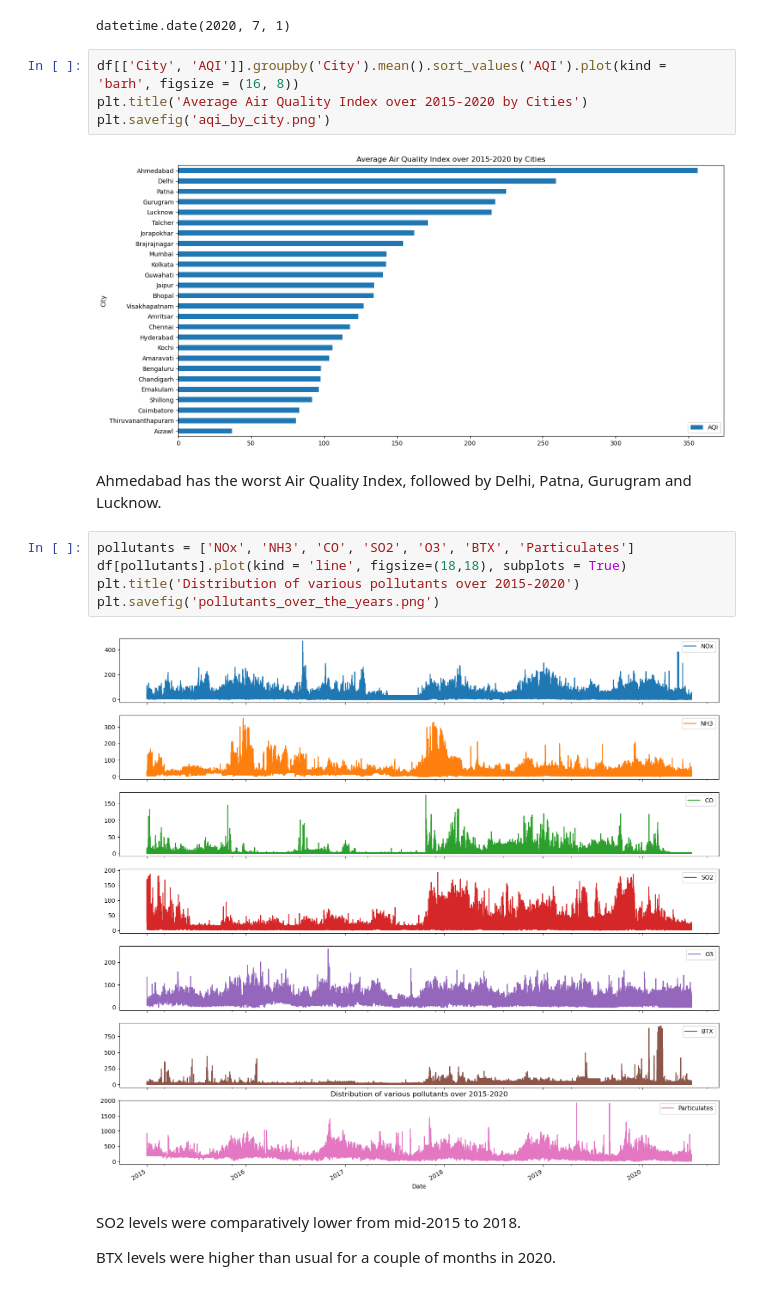
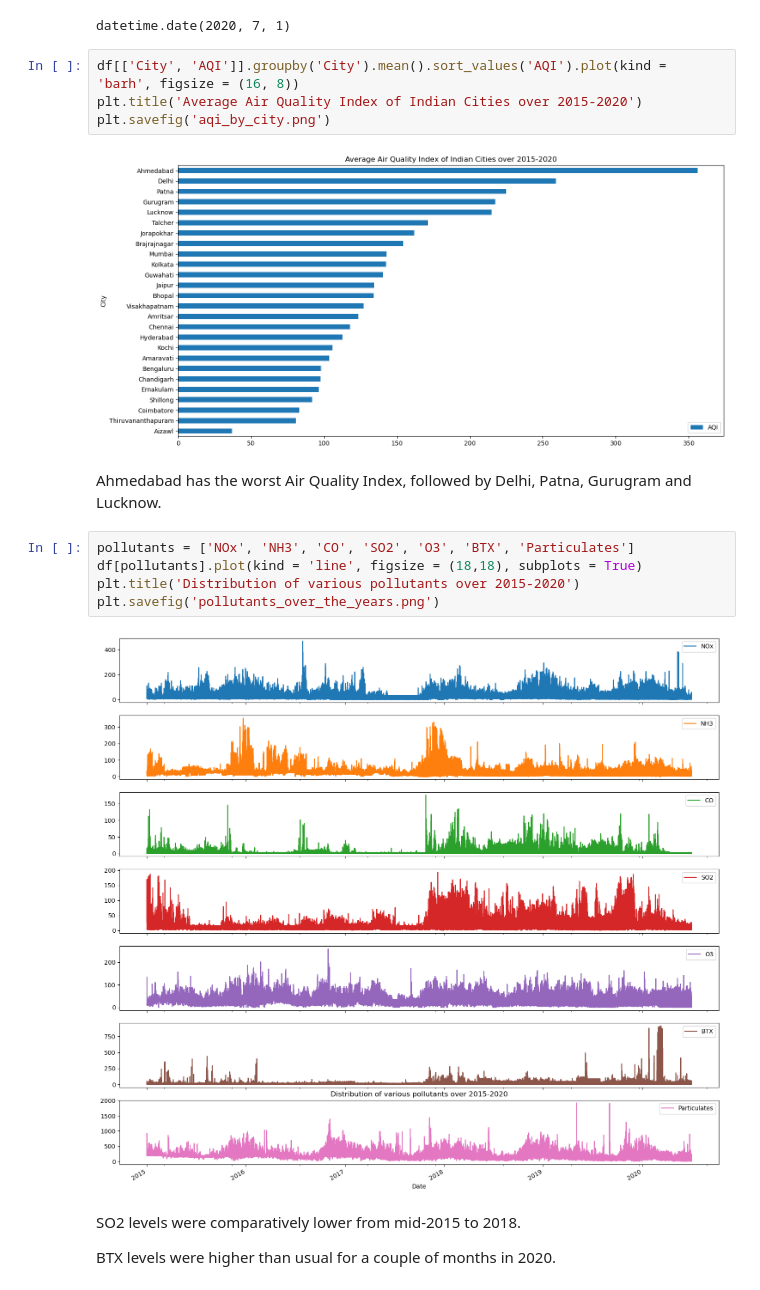
Before and after one commit to harikr1s/Daily-AQI-India-Segmentation, a Jupyter notebook: aqi_segmentation.ipynb, the cells around one changed output. Drawn from its saved outputs; the diff is of its cells as text.

```diff
--- a/aqi_segmentation.ipynb
+++ b/aqi_segmentation.ipynb
@@ -172,15 +172,15 @@ df.index.max().date()
 datetime.date(2020, 7, 1)
 # %%
 df[['City', 'AQI']].groupby('City').mean().sort_values('AQI').plot(kind = 'barh', figsize = (16, 8))
-plt.title('Average Air Quality Index over 2015-2020 by Cities')
+plt.title('Average Air Quality Index of Indian Cities over 2015-2020')
 plt.savefig('aqi_by_city.png')
 # %% [output]
-[figure, old version]
+[figure, new version]
 # %% [markdown]
 Ahmedabad has the worst Air Quality Index, followed by Delhi, Patna, Gurugram and Lucknow.
 # %%
 pollutants = ['NOx', 'NH3', 'CO', 'SO2', 'O3', 'BTX', 'Particulates']
-df[pollutants].plot(kind = 'line', figsize=(18,18), subplots = True)
+df[pollutants].plot(kind = 'line', figsize = (18,18), subplots = True)
 plt.title('Distribution of various pollutants over 2015-2020')
 plt.savefig('pollutants_over_the_years.png')
 # %% [output]
```
Also changed, not shown: parts of 4 cells of this notebook, 2 other files.
